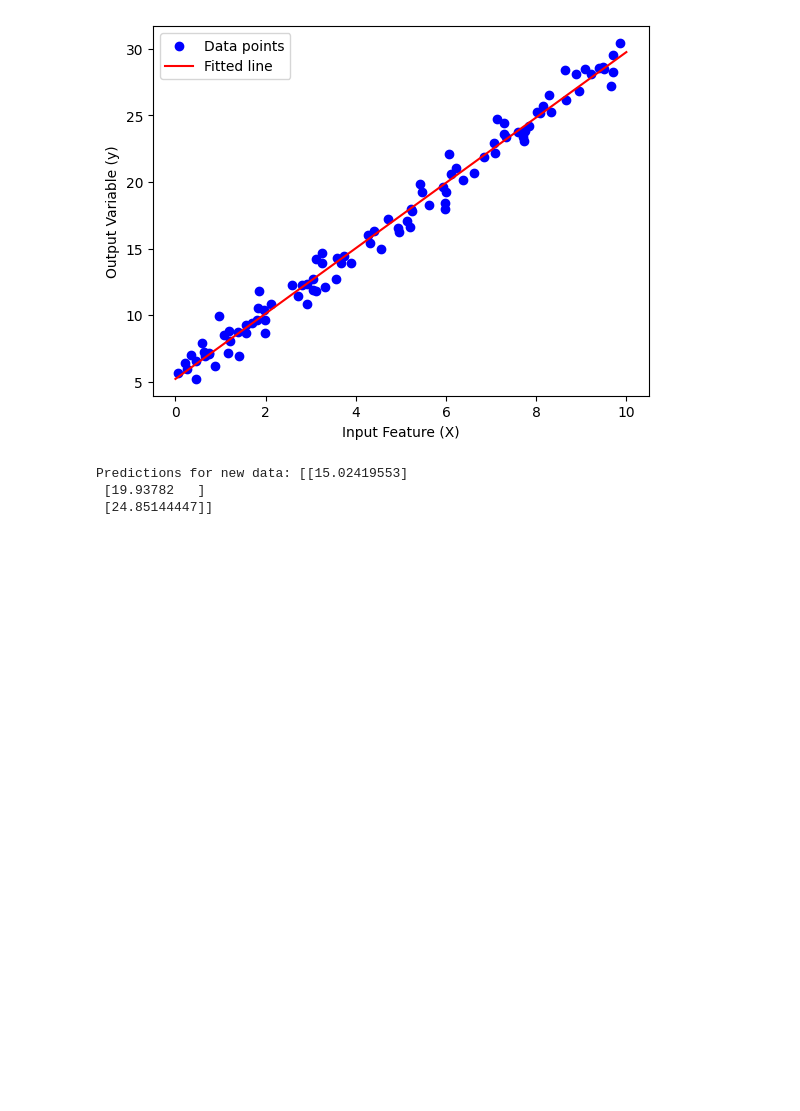
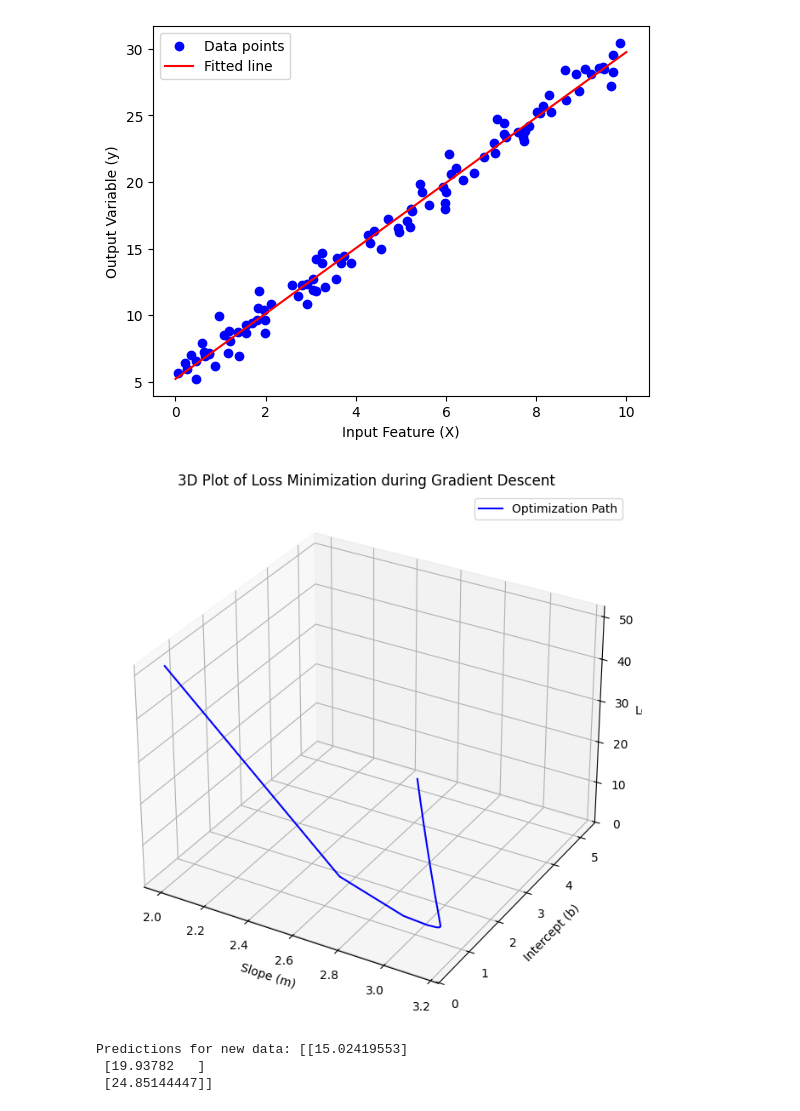
Before and after one commit to Akshayredekar07/Complete-Data-Science, a Jupyter notebook: Machine Learning/Linear Regression/LR from scratch.ipynb, the cells around one changed output. Drawn from its saved outputs; the diff is of its cells as text; code cells hidden in the pictures; blank space fills up the shorter version.

Commit message:
added gradient descent plot

```diff
--- a/Machine Learning/Linear Regression/LR from scratch.ipynb
+++ b/Machine Learning/Linear Regression/LR from scratch.ipynb
@@ -144,3 +144,60 @@ plt.show()
 Trained slope (m): 2.456812234652625
 Trained intercept (b): 5.196946592018253
 [figure]
+# %%
+import numpy as np
+import matplotlib.pyplot as plt
+
+# Initialize data
+np.random.seed(42)
+X = np.random.rand(100, 1) * 10
+true_slope = 2.5
+true_intercept = 5
+noise = np.random.randn(100, 1)
+y = true_slope * X + true_intercept + noise
+
+# Gradient Descent Implementation
+def compute_gradients(X, y, m, b):
+    n = len(X)
+    y_pred = m * X + b
+    error = y - y_pred
+    dm = (-2 / n) * np.sum(X * error)
+    db = (-2 / n) * np.sum(error)
+    return dm, db
+
+def gradient_descent(X, y, learning_rate=0.01, epochs=1000):
+    m, b = 0, 0
+    m_history, b_history, loss_history = [], [], []
+    for _ in range(epochs):
+        dm, db = compute_gradients(X, y, m, b)
+        m -= learning_rate * dm
+        b -= learning_rate * db
+        loss = np.mean((y - (m * X + b))**2)
+        m_history.append(m)
+        b_history.append(b)
+        loss_history.append(loss)
+    return m, b, m_history, b_history, loss_history
+
+# Train the model
+learning_rate = 0.01
+epochs = 1000
+final_m, final_b, m_history, b_history, loss_history = gradient_descent(X, y, learning_rate, epochs)
+
+# Create a 3D plot of loss minimization
+fig = plt.figure(figsize=(12, 8))
+ax = fig.add_subplot(111, projection='3d')
+
+# Convert to arrays for plotting
+m_history = np.array(m_history)
+b_history = np.array(b_history)
+loss_history = np.array(loss_history)
+
+ax.plot3D(m_history, b_history, loss_history, color='blue', label="Optimization Path")
+ax.set_xlabel("Slope (m)")
+ax.set_ylabel("Intercept (b)")
+ax.set_zlabel("Loss")
+ax.set_title("3D Plot of Loss Minimization during Gradient Descent")
+plt.legend()
+plt.show()
+# %% [output]
+[figure, added]
```
Also changed, not shown: parts of 4 cells of this notebook.
